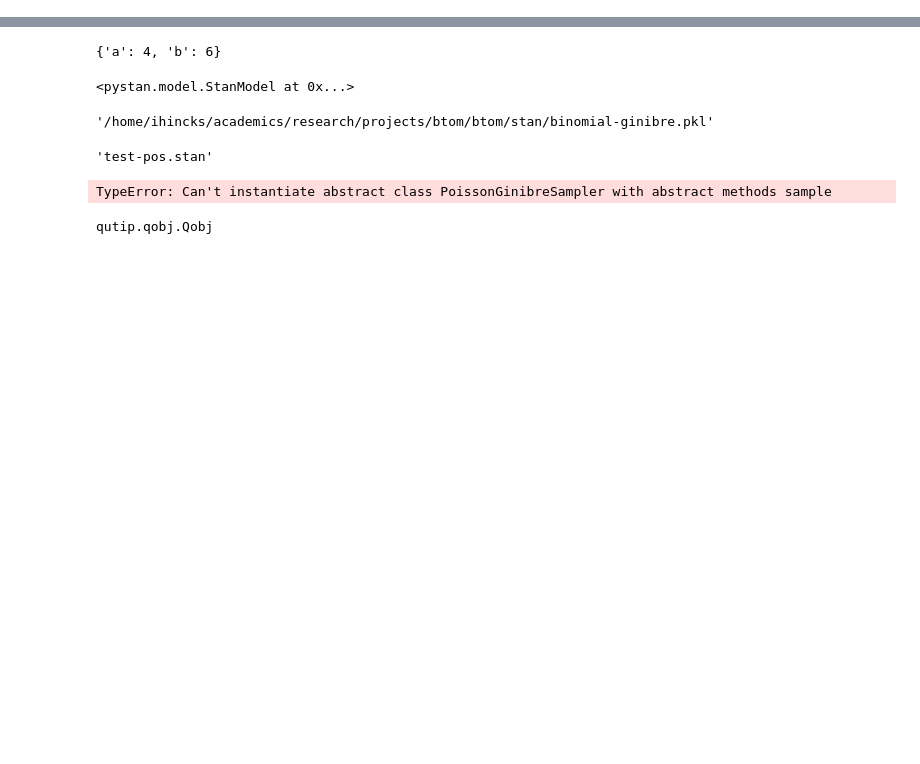
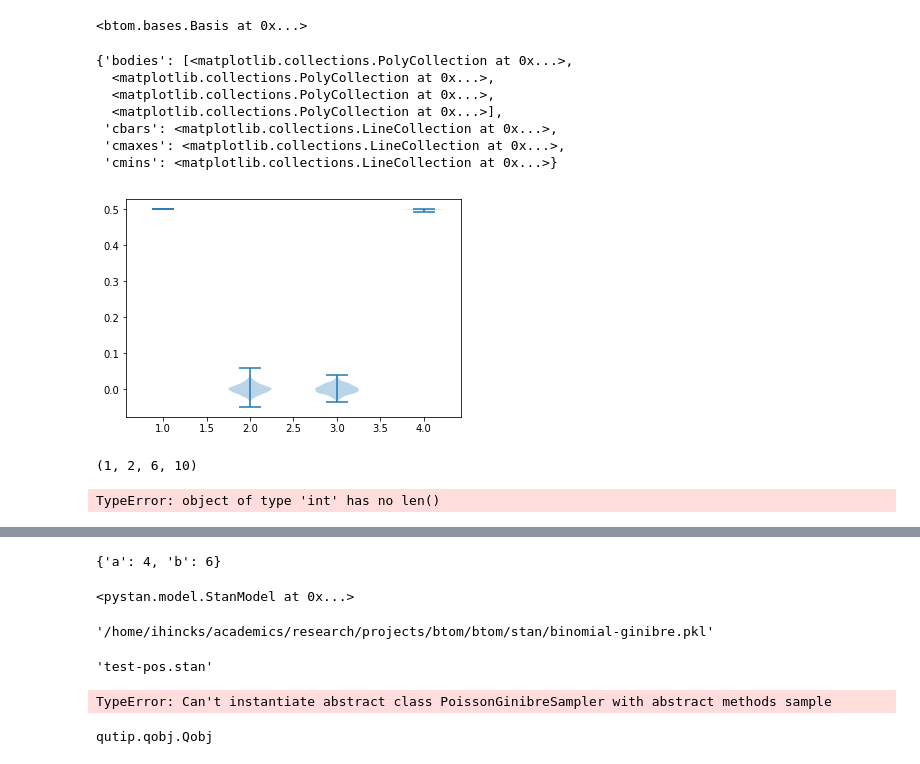
Before and after one commit to ihincks/btom, a Jupyter notebook: examples/binomial-example.ipynb, the cells around one changed output, grey strips where cells are left out. Drawn from its saved outputs; the diff is of its cells as text; code cells hidden in the pictures; blank space fills up the shorter version.

```diff
--- a/examples/binomial-example.ipynb
+++ b/examples/binomial-example.ipynb
@@ -12,3 +10,36 @@ a = bt.BinomialGinibreStateSampler()
+# %%
+pz = (qt.identity(1) + qt.sigmaz()).data.toarray() / 2
+px = (qt.identity(1) + qt.sigmax()).data.toarray() / 2
+py = (qt.identity(1) + qt.sigmay()).data.toarray() / 2
+# %%
+sampler = bt.BinomialGinibreStateSampler()
+data = bt.BinomialTomographyData(bt.ArrayList([px, py, pz]), 1000, [500,500,1000])
+pos = bt.StatePosterior(sampler, data)
+# %%
+d = np.real(bt.pauli_basis(normalize=True).expansion(pos.states))
+# %%
+bt.pauli_basis(normalize=False)
+# %% [output]
+<btom.bases.Basis at 0x...>
+# %%
+plt.violinplot(d.T)
+# %% [output]
+{'bodies': [<matplotlib.collections.PolyCollection at 0x...>,
+  <matplotlib.collections.PolyCollection at 0x...>,
+  <matplotlib.collections.PolyCollection at 0x...>,
+  <matplotlib.collections.PolyCollection at 0x...>],
+ 'cbars': <matplotlib.collections.LineCollection at 0x...>,
+ 'cmaxes': <matplotlib.collections.LineCollection at 0x...>,
+ 'cmins': <matplotlib.collections.LineCollection at 0x...>}
+[figure, added]
+# %%
+np.kron(np.empty((1,2,5)), np.empty((1,2,3,2))).shape
+# %% [output]
+(1, 2, 6, 10)
+# %%
+len(5)
+# %% [output]
+TypeError: object of type 'int' has no len()
 # %%
 pz = (qt.identity(1) + qt.sigmaz()).data.toarray() / 2
 px = (qt.identity(1) + qt.sigmax()).data.toarray() / 2
```
Also changed, not shown: parts of 2 cells of this notebook.
